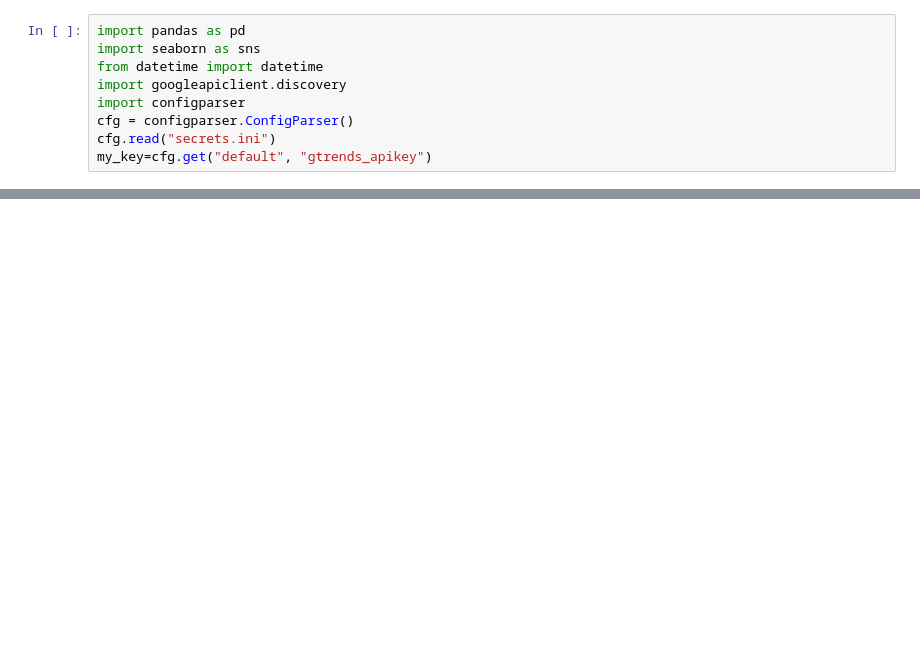
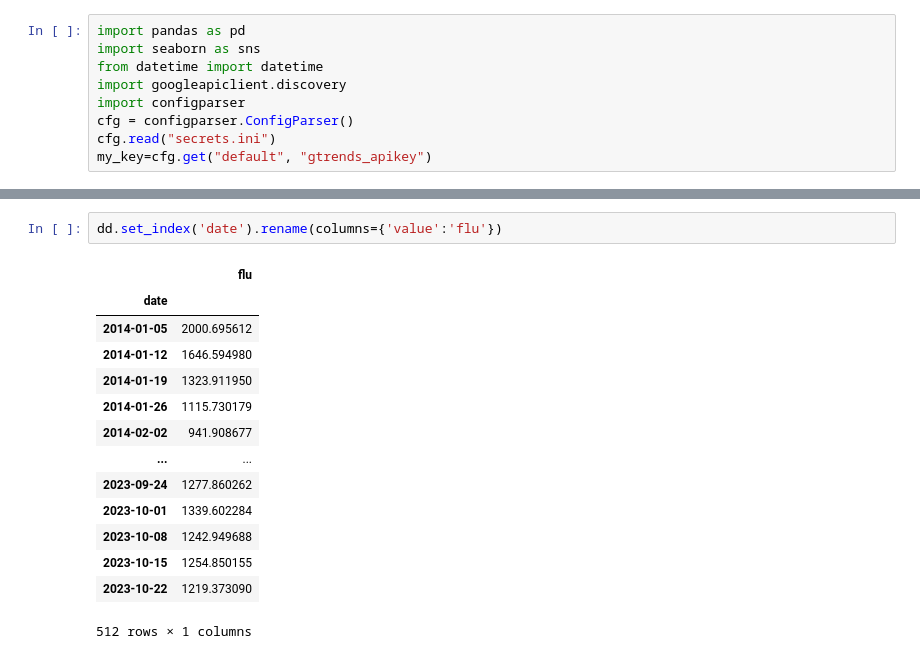
Before and after one commit to tyg3rr/Scribbles, a Jupyter notebook: Shiny New Google API .ipynb, the cells around one changed output, grey strips where cells are left out. Saved outputs shown, nothing was run; the diff lists cells and outputs as text; blank space fills up the shorter version.

```diff
--- a/Shiny New Google API .ipynb
+++ b/Shiny New Google API .ipynb
@@ -125,0 +57,17 @@ service.getTimelinesForHealth()
+# %%
+dd.set_index('date').rename(columns={'value':'flu'})
+# %% [output]
+|  | flu |
+| date |  |
+| 2014-01-05 | 2000.695612 |
+| 2014-01-12 | 1646.594980 |
+| 2014-01-19 | 1323.911950 |
+| 2014-01-26 | 1115.730179 |
+| 2014-02-02 | 941.908677 |
+| ... | ... |
+| 2023-09-24 | 1277.860262 |
+| 2023-10-01 | 1339.602284 |
+| 2023-10-08 | 1242.949688 |
+| 2023-10-15 | 1254.850155 |
+| 2023-10-22 | 1219.373090 |
+512 rows × 1 columns
```
Also changed, not shown: parts of 37 cells of this notebook, 5 other files.
